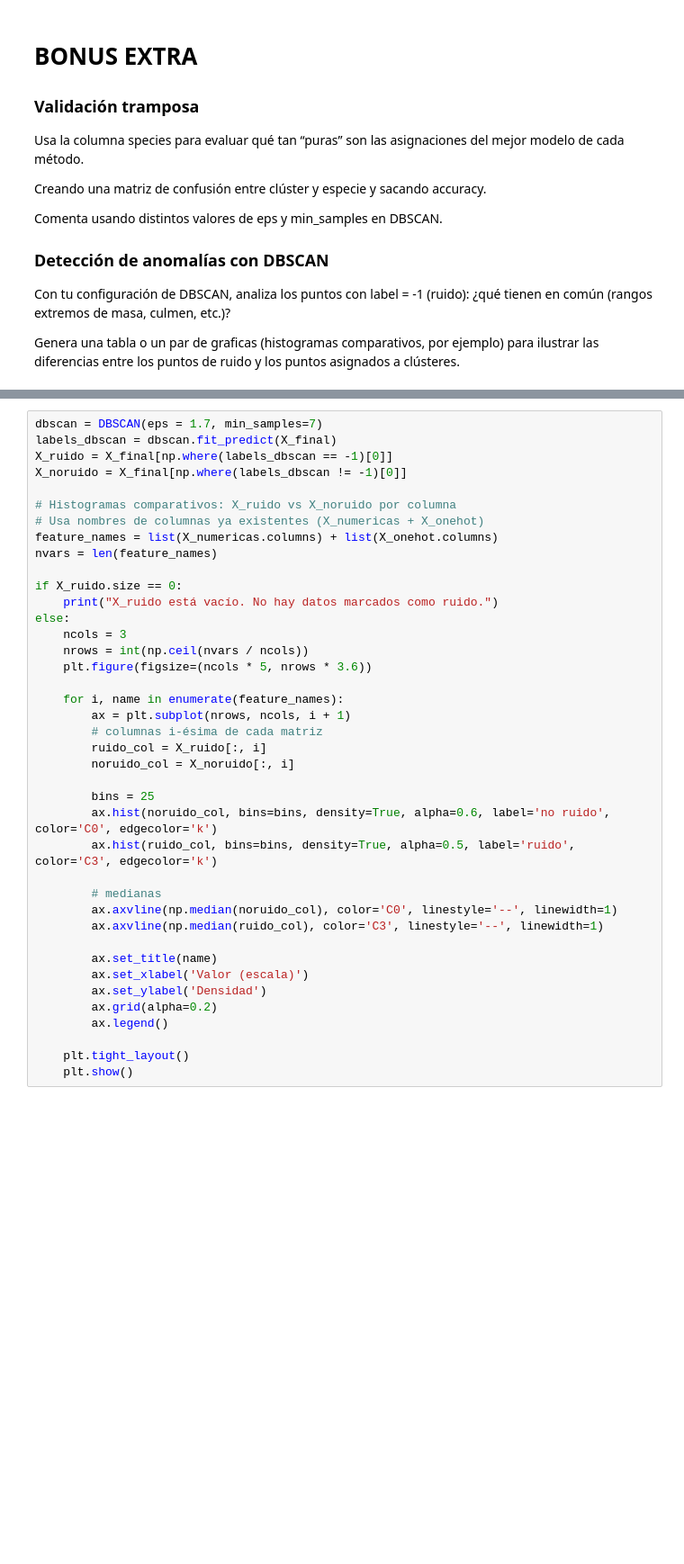
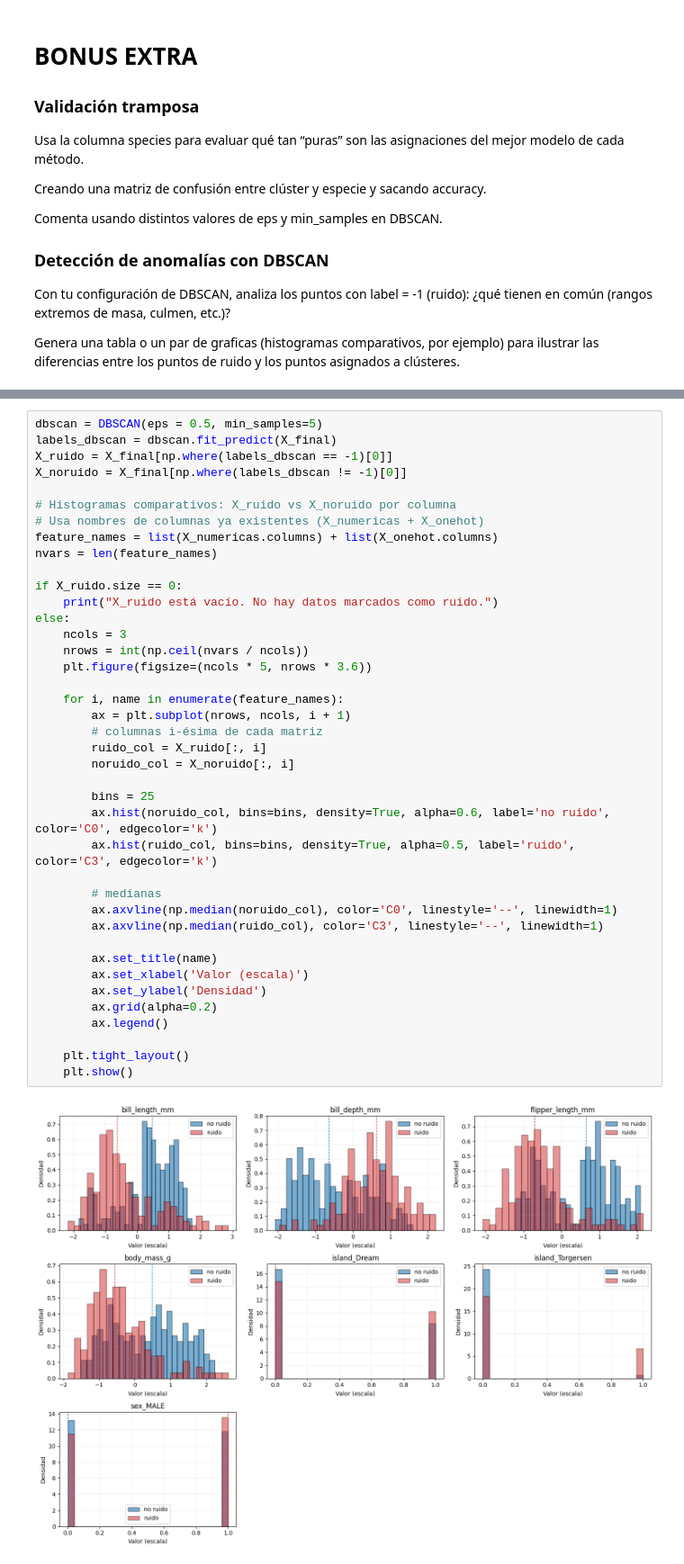
Before and after one commit to AritzMR/machine_learning, a Jupyter notebook: notebooks/enunciado_clustering_estudiante_penguins.ipynb, the cells around one changed output, grey strips where cells are left out. Shown: that part at 90% size. Saved outputs shown, nothing was run; the diff lists cells and outputs as text; blank space fills up the shorter version.

```diff
--- a/notebooks/enunciado_clustering_estudiante_penguins.ipynb
+++ b/notebooks/enunciado_clustering_estudiante_penguins.ipynb
@@ -484,5 +387,5 @@ Observaciones rápidas:
 # %%
-dbscan = DBSCAN(eps = 1.7, min_samples=7)
+dbscan = DBSCAN(eps = 0.5, min_samples=5)
 labels_dbscan = dbscan.fit_predict(X_final)
 X_ruido = X_final[np.where(labels_dbscan == -1)[0]]
 X_noruido = X_final[np.where(labels_dbscan != -1)[0]]
@@ -494,30 +397,32 @@ nvars = len(feature_names)
 
 if X_ruido.size == 0:
     print("X_ruido está vacío. No hay datos marcados como ruido.")
 else:
     ncols = 3
     nrows = int(np.ceil(nvars / ncols))
     plt.figure(figsize=(ncols * 5, nrows * 3.6))
 
     for i, name in enumerate(feature_names):
         ax = plt.subplot(nrows, ncols, i + 1)
         # columnas i-ésima de cada matriz
         ruido_col = X_ruido[:, i]
         noruido_col = X_noruido[:, i]
 
         bins = 25
         ax.hist(noruido_col, bins=bins, density=True, alpha=0.6, label='no ruido', color='C0', edgecolor='k')
         ax.hist(ruido_col, bins=bins, density=True, alpha=0.5, label='ruido', color='C3', edgecolor='k')
 
         # medianas
         ax.axvline(np.median(noruido_col), color='C0', linestyle='--', linewidth=1)
         ax.axvline(np.median(ruido_col), color='C3', linestyle='--', linewidth=1)
 
         ax.set_title(name)
         ax.set_xlabel('Valor (escala)')
         ax.set_ylabel('Densidad')
         ax.grid(alpha=0.2)
         ax.legend()
 
     plt.tight_layout()
     plt.show()
+# %% [output]
+[figure, added]
```
Also changed, not shown: parts of 3 cells of this notebook.
